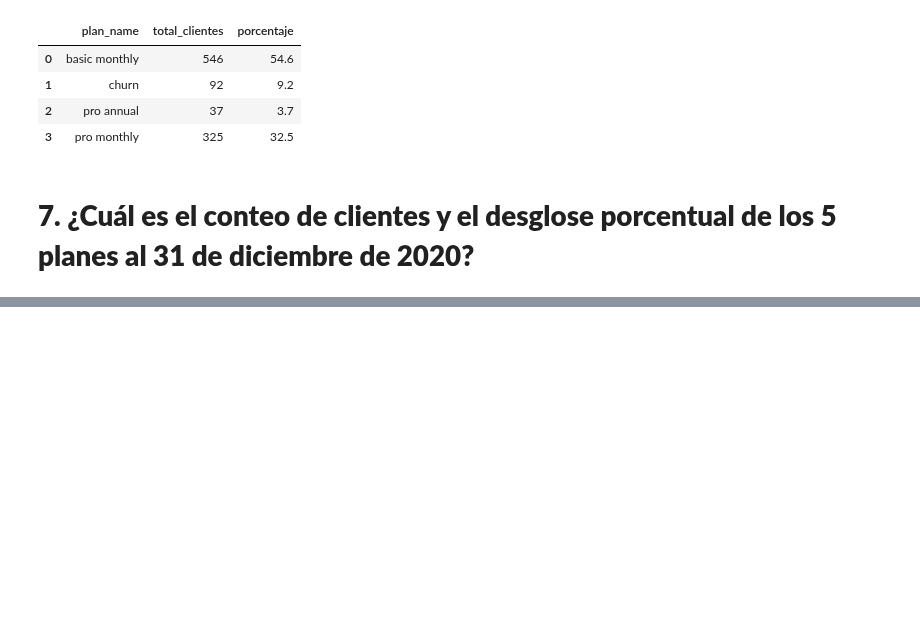
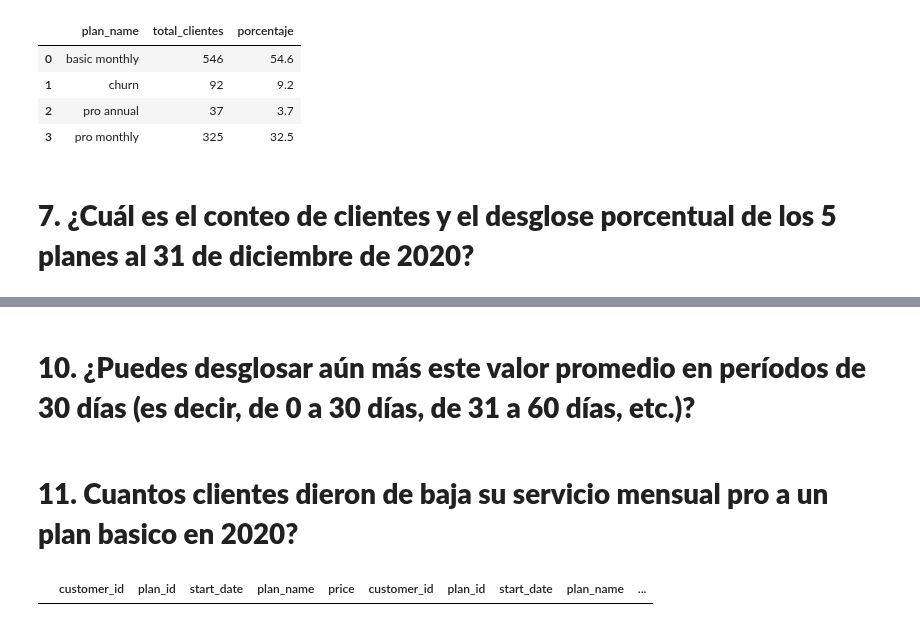
Before and after one commit to LLAES07/SQL_DESAFIO, a Jupyter notebook: Caso_3/Caso_3.ipynb, the cells around one changed output, grey strips where cells are left out. Drawn from its saved outputs; the diff is of its cells as text; code cells hidden in the pictures; blank space fills up the shorter version.

```diff
--- a/Caso_3/Caso_3.ipynb
+++ b/Caso_3/Caso_3.ipynb
@@ -3037,0 +3099,2 @@ pd.read_sql_query(query, connection)
+# %% [markdown]
+# **10. ¿Puedes desglosar aún más este valor promedio en períodos de 30 días (es decir, de 0 a 30 días, de 31 a 60 días, etc.)?**
@@ -3037,0 +3136,41 @@ pd.read_sql_query(query, connection)
+# %% [markdown]
+# **11. Cuantos clientes dieron de baja su servicio mensual pro a un plan basico en 2020?**
+# %%
+query = '''
+
+    WITH pro_monthly AS(
+    SELECT
+        *
+     FROM
+        subscriptions s
+    INNER JOIN
+        plans p USING(plan_id)
+    WHERE
+        plan_name = 'pro monthly' and strftime('%Y', start_date) <= '2020'),
+
+    basic_monthly AS (
+     SELECT
+        *
+     FROM
+        subscriptions s
+    INNER JOIN
+        plans p USING(plan_id)
+    WHERE
+        plan_name = 'basic monthly' and strftime('%Y', start_date) <= '2020')
+
+
+    SELECT
+        *
+    FROM basic_monthly b
+    INNER JOIN pro_monthly p
+    ON b.customer_id = p.customer_id  AND b.start_date > p.start_date
+
+
+
+
+
+'''
+
+pd.read_sql_query(query, connection)
+# %% [output]
+|  | customer_id | plan_id | start_date | plan_name | price | customer_id | plan_id | start_date | plan_name | ... |
```
Also changed, not shown: parts of 10 cells of this notebook, 1 other file.
